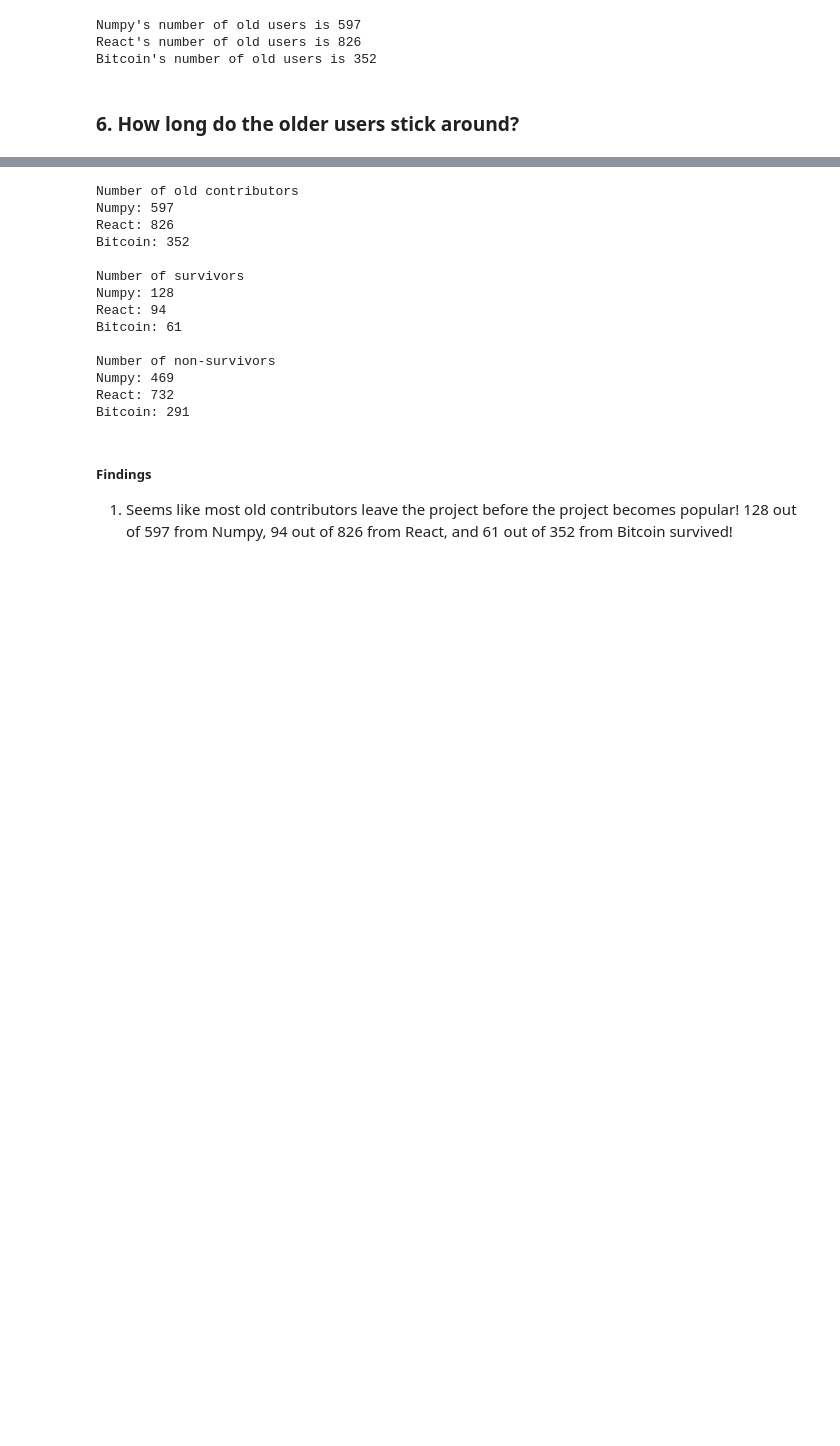
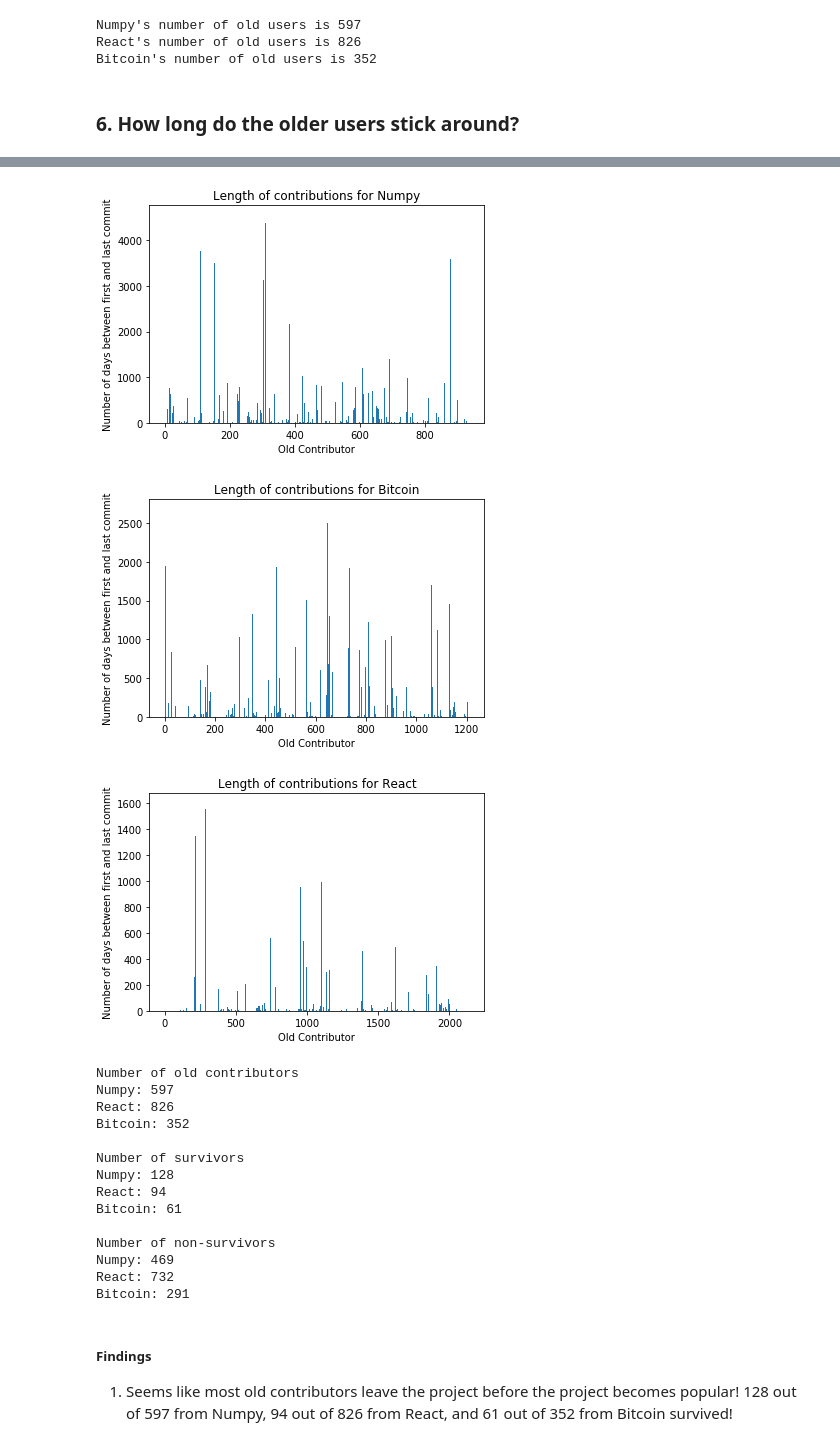
Before and after one commit to hyunny94/5306p1, a Jupyter notebook: cs5306_project1.ipynb, the cells around one changed output, grey strips where cells are left out. Drawn from its saved outputs; the diff is of its cells as text; code cells hidden in the pictures; blank space fills up the shorter version.

```diff
--- a/cs5306_project1.ipynb
+++ b/cs5306_project1.ipynb
@@ -243,3 +252,38 @@ The median time Bitcoin contributors stuck around is between 2012-10-24 03:04:41
+# %%
+def plot_contribution_length(df, name):
+    '''
+    return 1. the median start date of the old user
+           2. the median last date of the old user
+    in 2-tuple form (1, 2)
+    '''
+    div = pick_div(df)
+    s = set(df['author_name'])
+    n_div = pick_div(df)
+    firsts = []
+    lasts = []
+    for a in s:
+        a_df = df[df['author_name'] == a]
+        a_commit_time_list = list(a_df["committer_time"])
+        a_commit_time_list.sort()
+        first = a_commit_time_list[0]
+        last  = a_commit_time_list[-1]
+        firsts.append(first)
+        lasts.append(last)
+
+    lengths = map(lambda i : (lasts[i] - firsts[i]).days, range(len(firsts)))
+    plt.bar(range(len(lengths)), lengths)
+    plt.title("Length of contributions for " + name)
+    plt.xlabel("Old Contributor")
+    plt.ylabel("Number of days between first and last commit")
+    plt.show()
+# %%
+plot_contribution_length(n_df, "Numpy")
+plot_contribution_length(b_df, "Bitcoin")
+plot_contribution_length(r_df, "React")
+# %% [output]
+[figure, added]
+[figure, added]
+[figure, added]
 # %%
 def old_before_div(df):
     '''
```
Also changed, not shown: parts of 12 cells of this notebook.
